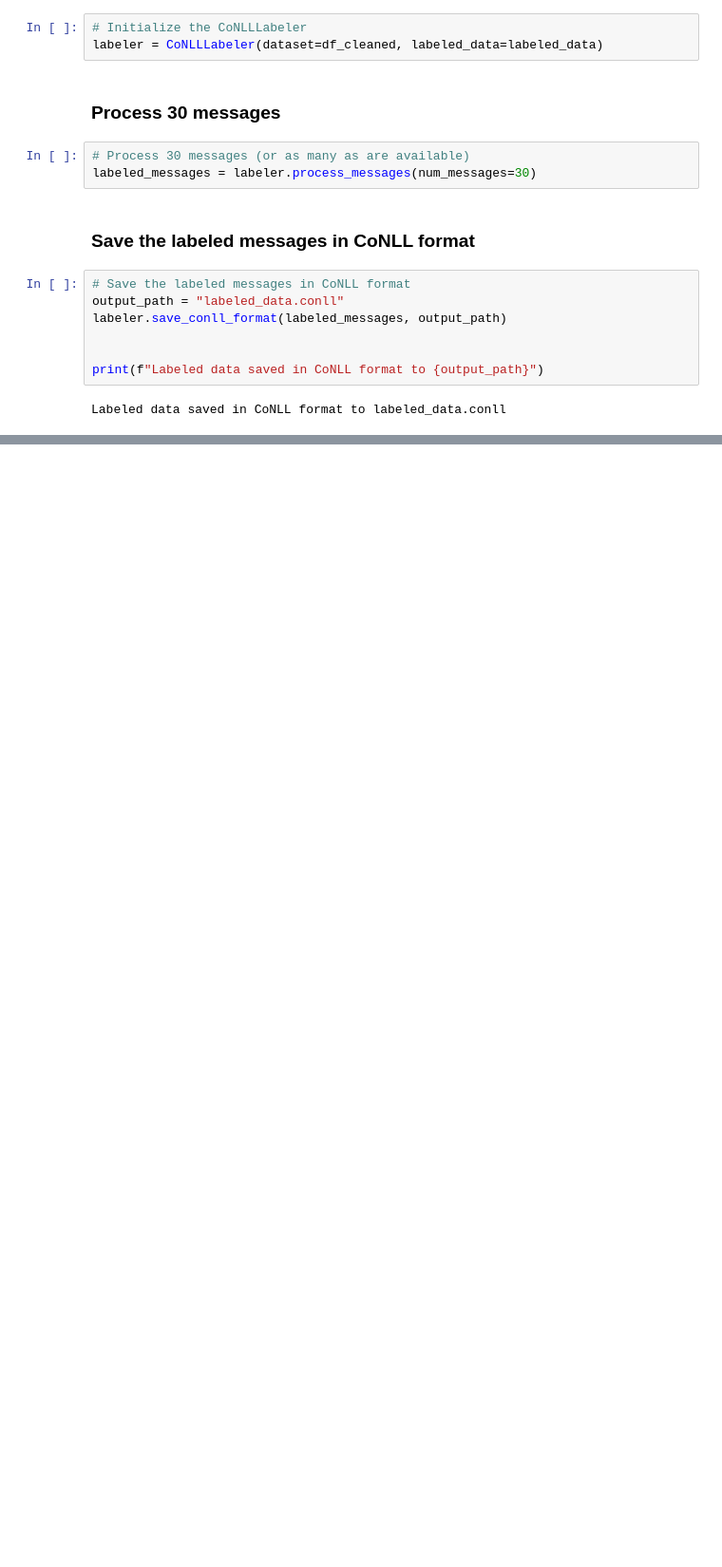
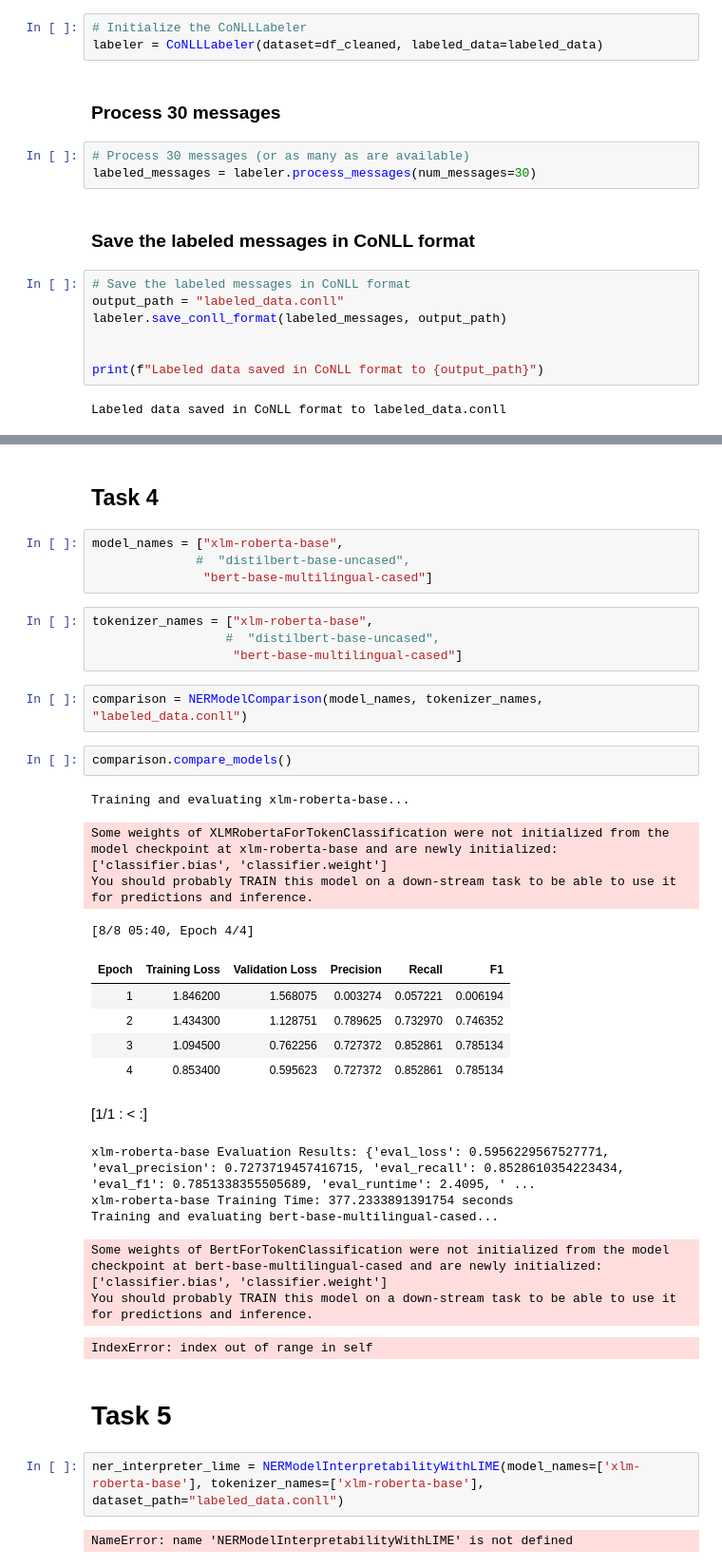
Before and after one commit to amsalugetasew/10_Academy_AI_Mastery_kifiya_Week_5, a Jupyter notebook: Notebooks/main.ipynb, the cells around one changed output, grey strips where cells are left out. Shown at 95% size. Saved outputs shown, nothing was run; the diff lists cells and outputs as text; blank space fills up the shorter version.

Commit message:
train xlm-roberta-base model

```diff
--- a/Notebooks/main.ipynb
+++ b/Notebooks/main.ipynb
@@ -597,0 +356,37 @@ shap.summary_plot(shap_values, text_data)
+# %% [markdown]
+## **Task 4**
+# %%
+model_names = ["xlm-roberta-base",
+              #  "distilbert-base-uncased",
+               "bert-base-multilingual-cased"]
+# %%
+tokenizer_names = ["xlm-roberta-base",
+                  #  "distilbert-base-uncased",
+                   "bert-base-multilingual-cased"]
+# %%
+comparison = NERModelComparison(model_names, tokenizer_names, "labeled_data.conll")
+# %%
+comparison.compare_models()
+# %% [output]
+Training and evaluating xlm-roberta-base...
+Some weights of XLMRobertaForTokenClassification were not initialized from the model checkpoint at xlm-roberta-base and are newly initialized: ['classifier.bias', 'classifier.weight']
+You should probably TRAIN this model on a down-stream task to be able to use it for predictions and inference.
+[8/8 05:40, Epoch 4/4]
+| Epoch | Training Loss | Validation Loss | Precision | Recall | F1 |
+| 1 | 1.846200 | 1.568075 | 0.003274 | 0.057221 | 0.006194 |
+| 2 | 1.434300 | 1.128751 | 0.789625 | 0.732970 | 0.746352 |
+| 3 | 1.094500 | 0.762256 | 0.727372 | 0.852861 | 0.785134 |
+| 4 | 0.853400 | 0.595623 | 0.727372 | 0.852861 | 0.785134 |
+[1/1 : < :]
+xlm-roberta-base Evaluation Results: {'eval_loss': 0.5956229567527771, 'eval_precision': 0.7273719457416715, 'eval_recall': 0.8528610354223434, 'eval_f1': 0.7851338355505689, 'eval_runtime': 2.4095, ' ...
+xlm-roberta-base Training Time: 377.2333891391754 seconds
+Training and evaluating bert-base-multilingual-cased...
+Some weights of BertForTokenClassification were not initialized from the model checkpoint at bert-base-multilingual-cased and are newly initialized: ['classifier.bias', 'classifier.weight']
+You should probably TRAIN this model on a down-stream task to be able to use it for predictions and inference.
+IndexError: index out of range in self
+# %% [markdown]
+# **Task 5**
+# %%
+ner_interpreter_lime = NERModelInterpretabilityWithLIME(model_names=['xlm-roberta-base'], tokenizer_names=['xlm-roberta-base'], dataset_path="labeled_data.conll")
+# %% [output]
+NameError: name 'NERModelInterpretabilityWithLIME' is not defined
```
Also changed, not shown: parts of 27 cells of this notebook, 5 other files.
